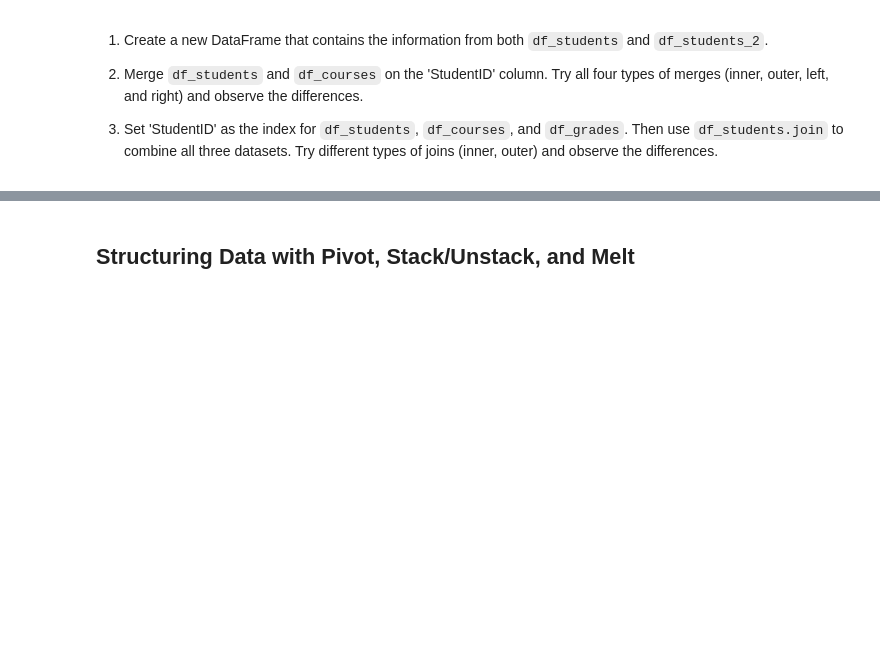
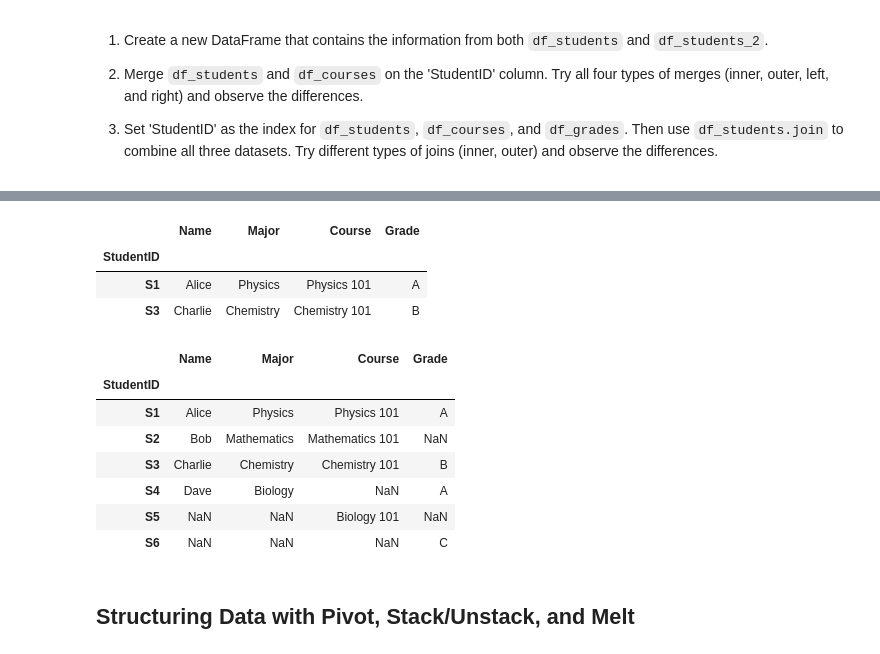
Before and after one commit to TebasMartinez/Ironhack-Data-Analytics-Bootcamp-2025, a Jupyter notebook: Week 02 - Data Manipulation/2.3_combining_structuring_data.ipynb, the cells around one changed output, grey strips where cells are left out. Cells and saved outputs as stored; diff of their text form; code cells hidden in the pictures; blank space fills up the shorter version.

```diff
--- a/Week 02 - Data Manipulation/2.3_combining_structuring_data.ipynb
+++ b/Week 02 - Data Manipulation/2.3_combining_structuring_data.ipynb
@@ -189,0 +324,4 @@ df_grades = pd.DataFrame({
+# %%
+df_students.set_index("StudentID", inplace=True)
+df_courses.set_index("StudentID", inplace=True)
+df_grades.set_index("StudentID", inplace=True)
@@ -190,3 +337,21 @@ df_grades = pd.DataFrame({
+# %%
+df_students.join([df_courses, df_grades], how="inner")
+# %% [output]
+|  | Name | Major | Course | Grade |
+| StudentID |  |  |  |  |
+| S1 | Alice | Physics | Physics 101 | A |
+| S3 | Charlie | Chemistry | Chemistry 101 | B |
+# %%
+df_students.join([df_courses, df_grades], how="outer")
+# %% [output]
+|  | Name | Major | Course | Grade |
+| StudentID |  |  |  |  |
+| S1 | Alice | Physics | Physics 101 | A |
+| S2 | Bob | Mathematics | Mathematics 101 | NaN |
+| S3 | Charlie | Chemistry | Chemistry 101 | B |
+| S4 | Dave | Biology | NaN | A |
+| S5 | NaN | NaN | Biology 101 | NaN |
+| S6 | NaN | NaN | NaN | C |
 # %% [markdown]
 ## Structuring Data with Pivot, Stack/Unstack, and Melt
 # %% [markdown]
```
Also changed, not shown: parts of 26 cells of this notebook, 6 other files.
